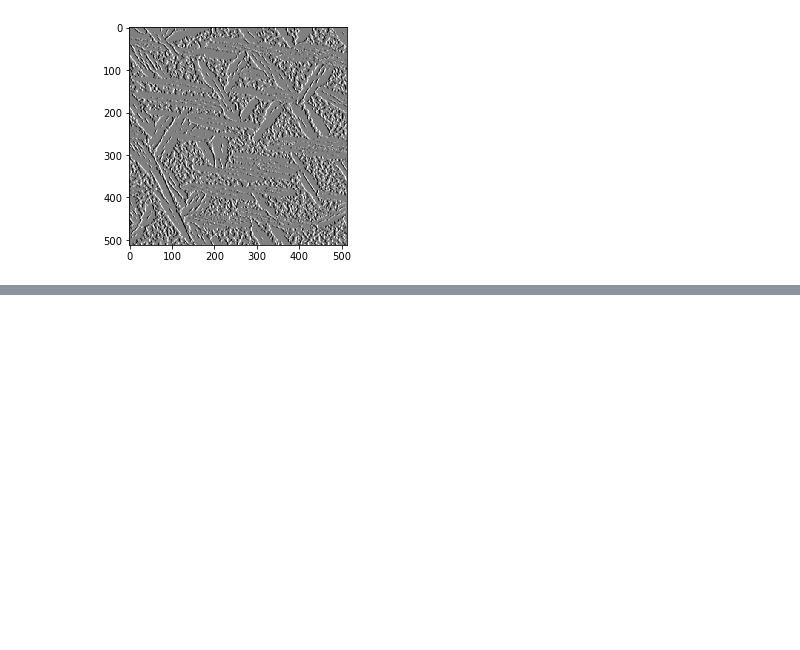
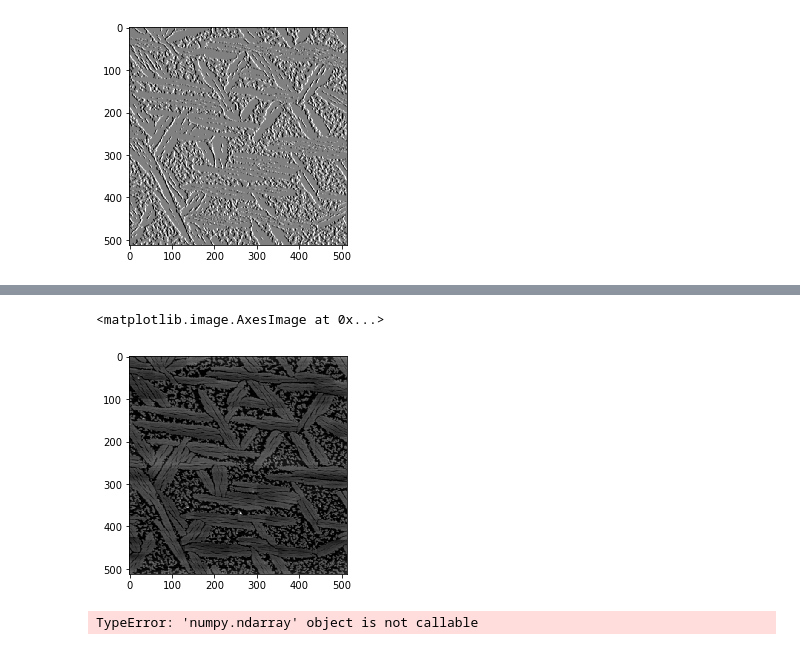
Before and after one commit to liud16/direct18project, a Jupyter notebook: direct18project/RoughWork.ipynb, the cells around one changed output, grey strips where cells are left out. Cells and saved outputs as stored; diff of their text form; code cells hidden in the pictures; blank space fills up the shorter version.

```diff
--- a/direct18project/RoughWork.ipynb
+++ b/direct18project/RoughWork.ipynb
@@ -401,0 +462,10 @@ plt.imshow(sobelx,cmap = 'gray')
+# %%
+plt.imshow(I3)
+# %% [output]
+<matplotlib.image.AxesImage at 0x...>
+[figure, added]
+# %%
+from scipy.spatial import ConvexHull
+hull = ConvexHull(trial(-1,1))
+# %% [output]
+TypeError: 'numpy.ndarray' object is not callable
```
Also changed, not shown: parts of 6 cells of this notebook.
